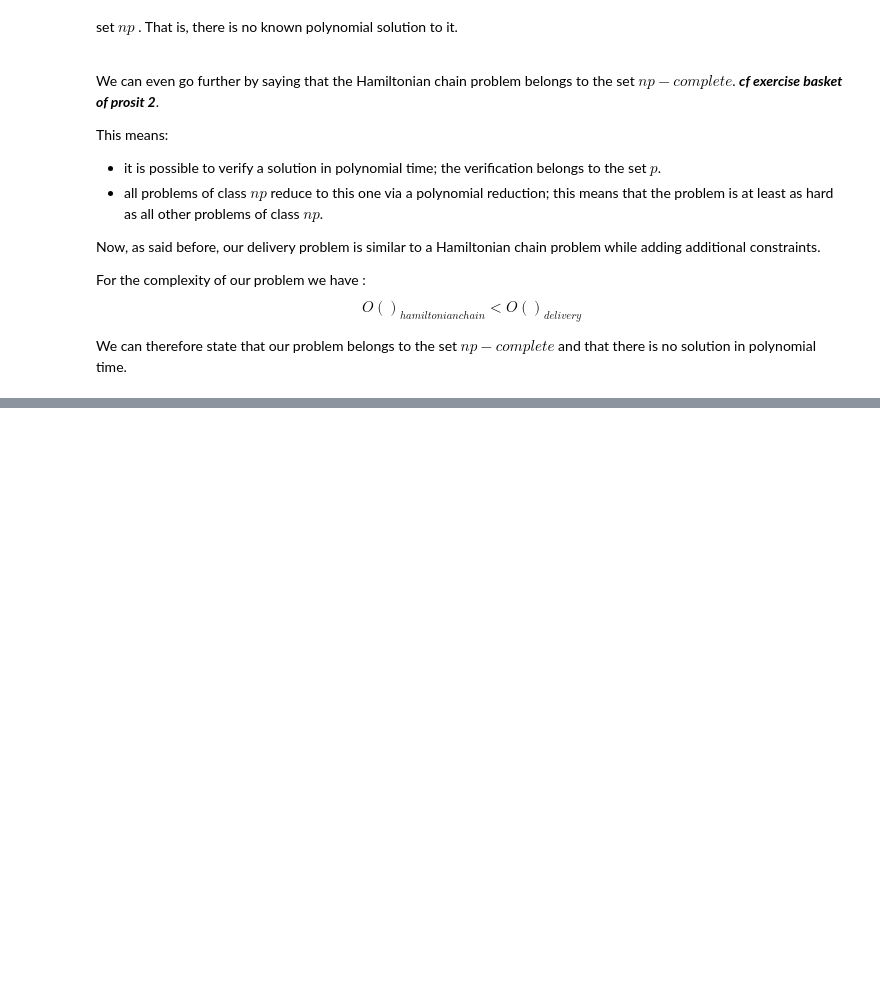
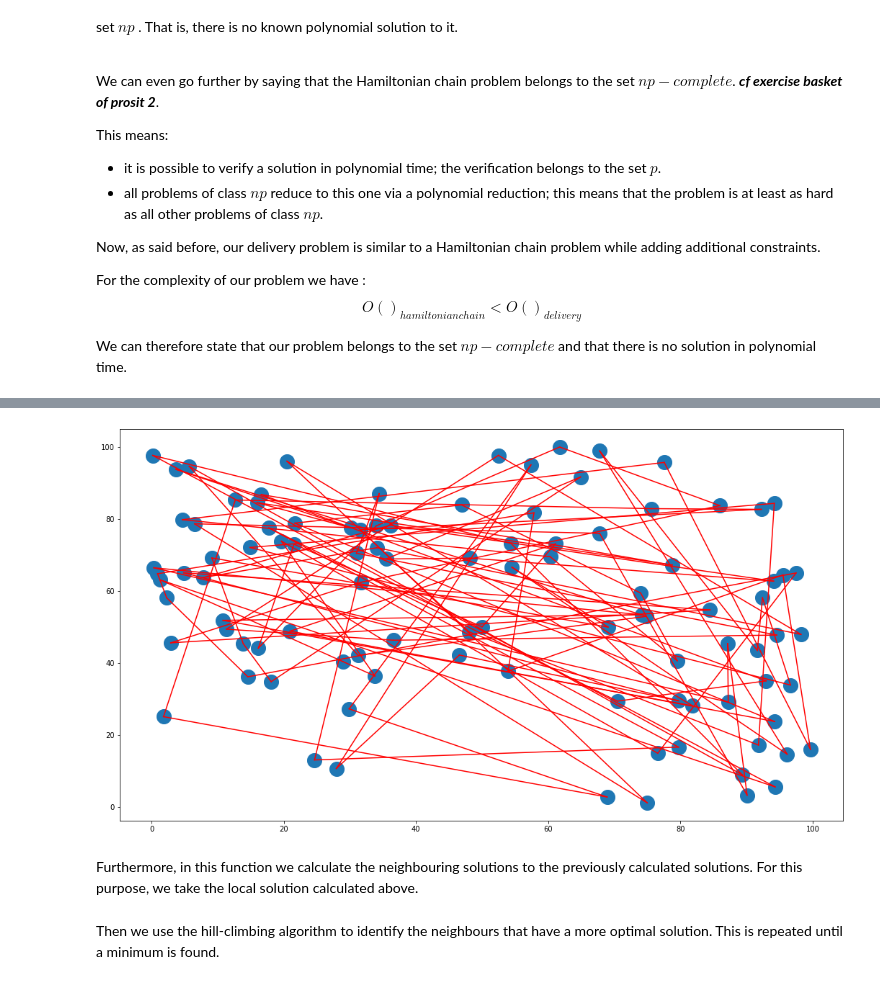
Before and after one commit to OscarPALISSOT/Routing_vehicule_problem_Python, a Jupyter notebook: Livrable2-EN.ipynb, the cells around one changed output, grey strips where cells are left out. Saved outputs shown, nothing was run; the diff lists cells and outputs as text; code cells hidden in the pictures; blank space fills up the shorter version.

```diff
--- a/Livrable2-EN.ipynb
+++ b/Livrable2-EN.ipynb
@@ -158,14 +186,9 @@ Avant de véritablement commencer la résolution du problème, il convient de g
 # %%
 #le nombre de villes
-n = 1000
+n = 100
 
-#le delta des poids des route
-deltaPoids = 10
-
-#a probabilité que deux villes ne soient pas reliées entre elles
-probaNoRoute = 0.75
 
 # utiliser un seed explicitement permettra de reproduire les conditions initiales
 # et de comparer le comportement de différents algorithmes sur une même instance
-random.seed(a=3)
+random.seed(a=5)
 # %% [markdown]
@@ -240,0 +271,13 @@ Je commence par générer une solution aléatoire au problème. Ce n'est pas la
+# %%
+def printTournee(villes, tournee):
+    plt.scatter(villes[0], villes[1],s=400)
+    for i in range(len(tournee)-1) :
+        plt.plot([villes[0][tournee[i]],villes[0][tournee[i+1]]], [villes[1][tournee[i]], villes[1][tournee[i+1]]], c='red')
+    plt.gcf().set_size_inches(18, 10)
+    plt.show()
+# %%
+printTournee(villes, firstTournee)
+# %% [output]
+[figure, added]
+# %% [markdown]
+Furthermore, in this function we calculate the neighbouring solutions to the previously calculated solutions. For this purpose, we take the local solution calculated above.
@@ -240,0 +292,2 @@ Je commence par générer une solution aléatoire au problème. Ce n'est pas la
+# %% [markdown]
+Then we use the hill-climbing algorithm to identify the neighbours that have a more optimal solution. This is repeated until a minimum is found.
```
Also changed, not shown: parts of 41 cells of this notebook, 1 other file.
